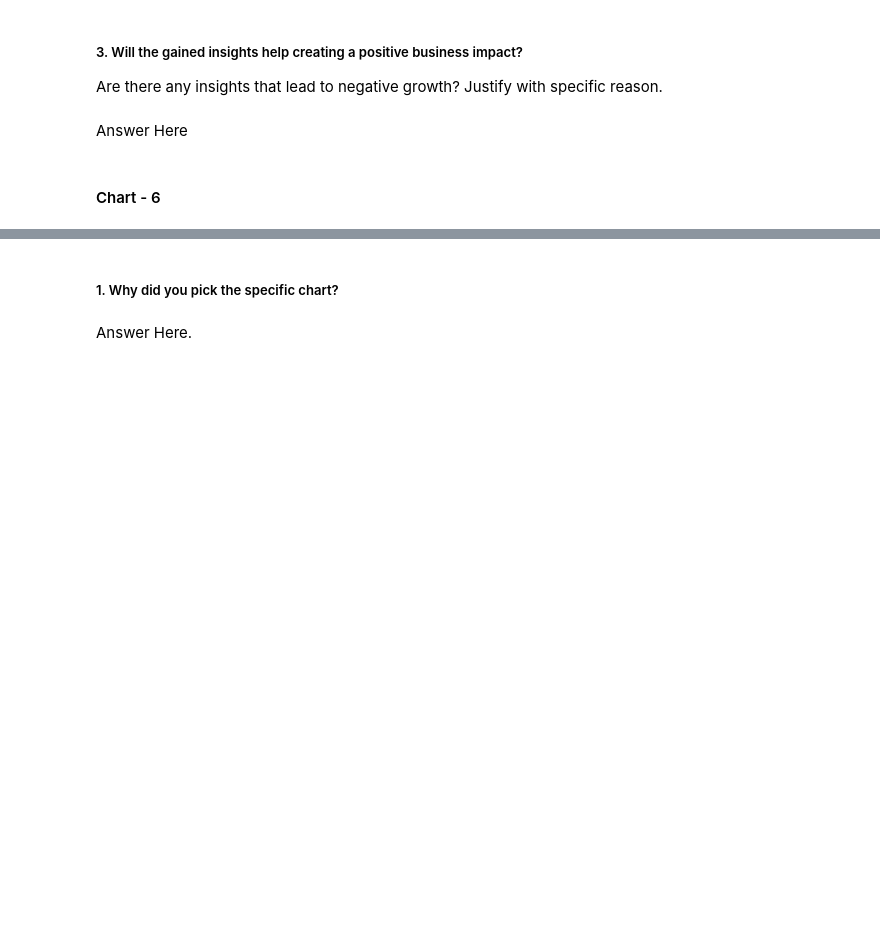
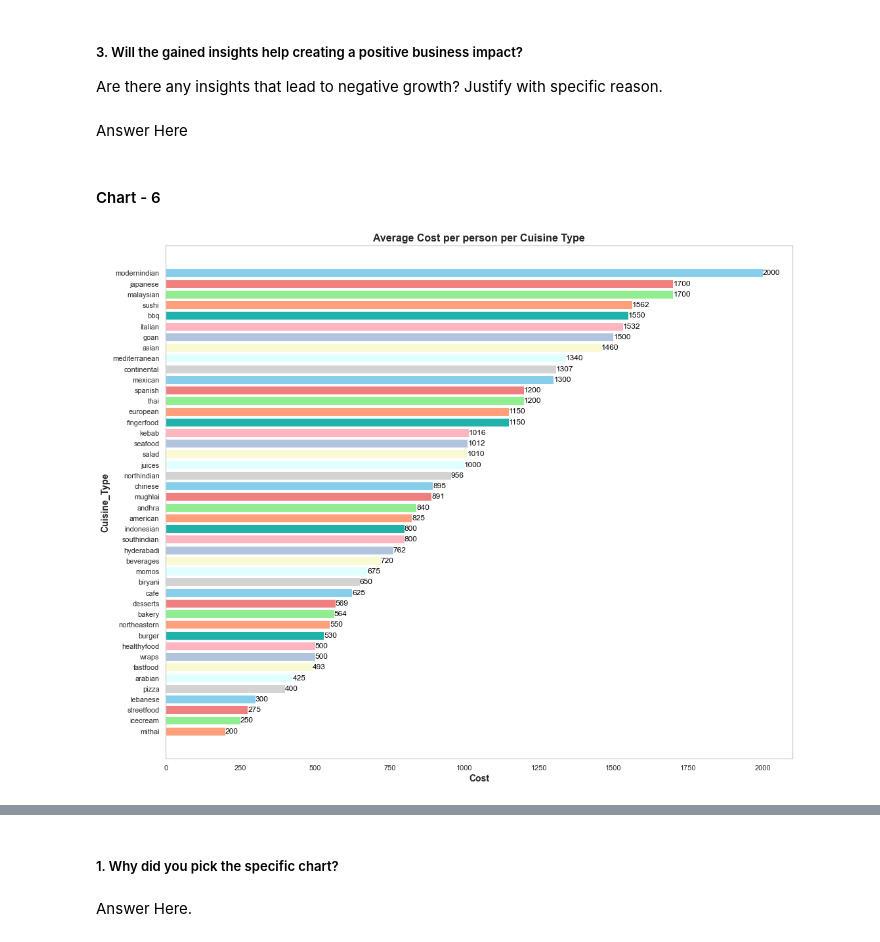
Before and after one commit to AimanSahay/ML-Project---Zomato-Restaurant-Clustering-and-Sentiment-Analysis, a Jupyter notebook: ML Project - Zomato Restaurant Clustering and Customer Sentiment Analysis.ipynb, the cells around one changed output, grey strips where cells are left out. Drawn from its saved outputs; the diff is of its cells as text; code cells hidden in the pictures; blank space fills up the shorter version.

```diff
--- a/ML Project - Zomato Restaurant Clustering and Customer Sentiment Analysis.ipynb
+++ b/ML Project - Zomato Restaurant Clustering and Customer Sentiment Analysis.ipynb
@@ -1206,0 +1249,14 @@ Answer Here
+# %%
+# Chart - 6 visualization code
+
+# Create a DataFrame for each Cuisine Type and its respective Cost per person
+cuisine_cost_df = pd.DataFrame({"Cuisine_Type": exploded_cuisines, "Cost": restaurant_df_reset["Cost"]})
+
+# Create a DataFrame for average Cost per person per Cuisine
+avg_cuisine_cost = cuisine_cost_df.groupby("Cuisine_Type")["Cost"].mean().sort_values(ascending=False).astype(int).reset_index()
+
+# Plot the horizontal Bar Chart
+horizontal_bar_chart(avg_cuisine_cost, "Cuisine_Type", "Cost", (15, 12), "Average Cost per person per Cuisine Type", \
+                     "Cost", "Cuisine_Type")
+# %% [output]
+[figure, added]
```
Also changed, not shown: parts of 24 cells of this notebook.
